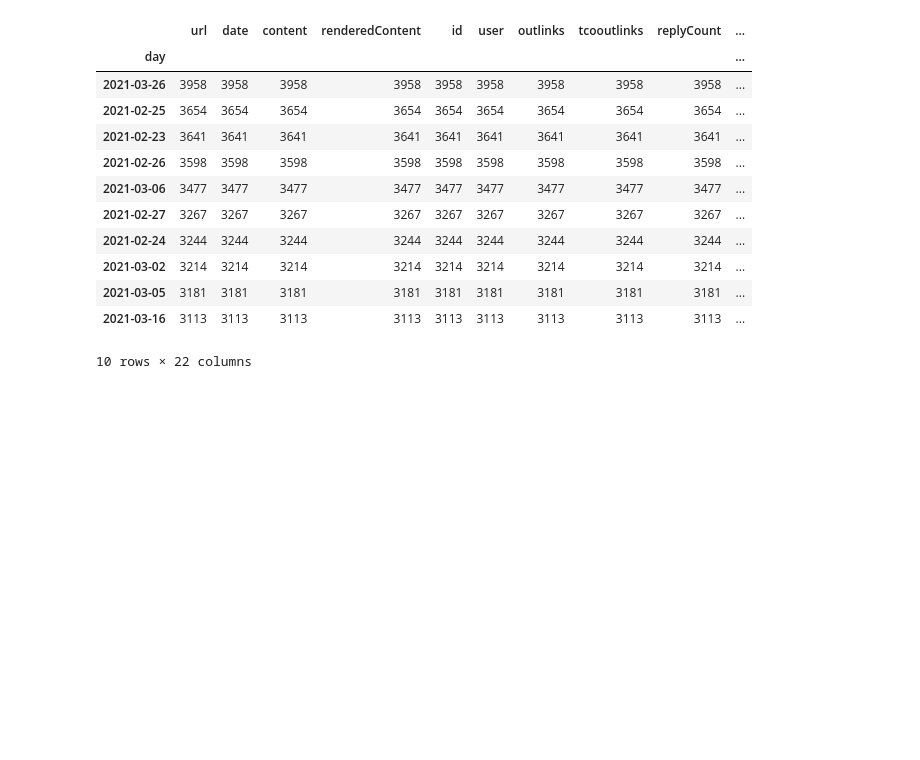
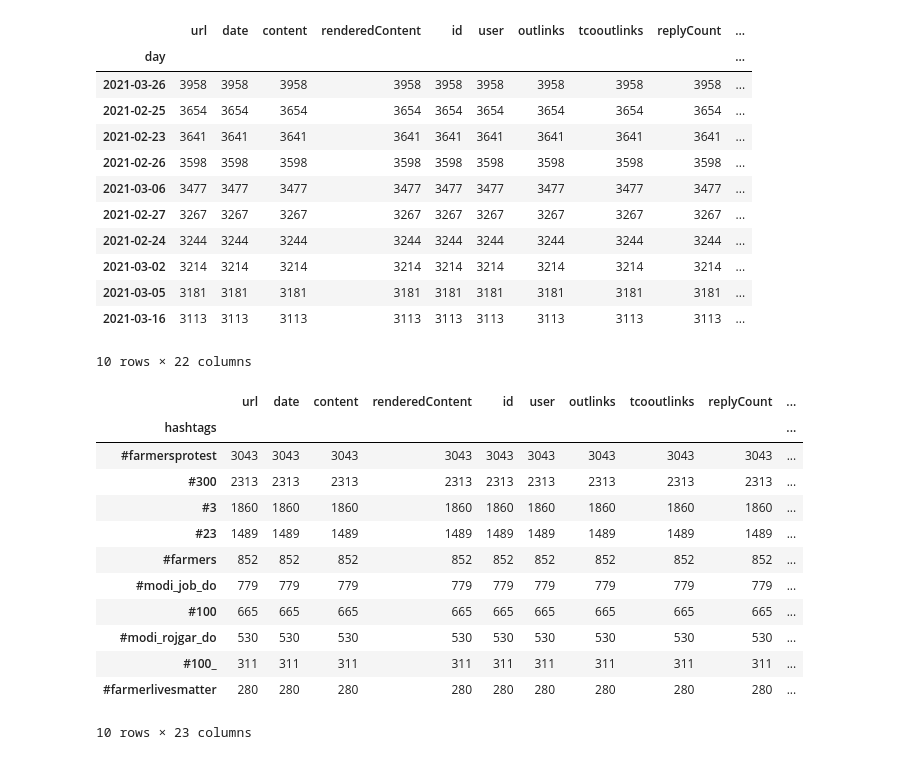
Before and after one commit to juanicortesl/git-flow-activity, a Jupyter notebook: activity.ipynb, the cells around one changed output. Saved outputs shown, nothing was run; the diff lists cells and outputs as text; code cells hidden in the pictures; blank space fills up the shorter version.

Commit message:
get top ten hashtags working

```diff
--- a/activity.ipynb
+++ b/activity.ipynb
@@ -83,3 +83,32 @@ topTen.head(10)
 | 2021-03-05 | 3181 | 3181 | 3181 | 3181 | 3181 | 3181 | 3181 | 3181 | 3181 | ... |
 | 2021-03-16 | 3113 | 3113 | 3113 | 3113 | 3113 | 3113 | 3113 | 3113 | 3113 | ... |
 10 rows × 22 columns
+# %%
+import re
+def getHashTags(row):
+    hashtags = re.findall("#[a-z0-9_]+",row['content'])
+    return hashtags
+
+def getTopTenHashtags():
+    topTen = raw_tweets
+    topTen['hashtags'] = topTen.apply(lambda row:getHashTags(row), axis=1)
+    topTen = topTen.explode('hashtags')
+    topTen = topTen.groupby(['hashtags']).count()
+    topTen = topTen.sort_values(by="retweetCount", ascending=False)
+    return topTen
+topTen = getTopTenHashtags()
+topTen.head(10)
+# %% [output]
+|  | url | date | content | renderedContent | id | user | outlinks | tcooutlinks | replyCount | ... |
+| hashtags |  |  |  |  |  |  |  |  |  | ... |
+| #farmersprotest | 3043 | 3043 | 3043 | 3043 | 3043 | 3043 | 3043 | 3043 | 3043 | ... |
+| #300 | 2313 | 2313 | 2313 | 2313 | 2313 | 2313 | 2313 | 2313 | 2313 | ... |
+| #3 | 1860 | 1860 | 1860 | 1860 | 1860 | 1860 | 1860 | 1860 | 1860 | ... |
+| #23 | 1489 | 1489 | 1489 | 1489 | 1489 | 1489 | 1489 | 1489 | 1489 | ... |
+| #farmers | 852 | 852 | 852 | 852 | 852 | 852 | 852 | 852 | 852 | ... |
+| #modi_job_do | 779 | 779 | 779 | 779 | 779 | 779 | 779 | 779 | 779 | ... |
+| #100 | 665 | 665 | 665 | 665 | 665 | 665 | 665 | 665 | 665 | ... |
+| #modi_rojgar_do | 530 | 530 | 530 | 530 | 530 | 530 | 530 | 530 | 530 | ... |
+| #100_ | 311 | 311 | 311 | 311 | 311 | 311 | 311 | 311 | 311 | ... |
+| #farmerlivesmatter | 280 | 280 | 280 | 280 | 280 | 280 | 280 | 280 | 280 | ... |
+10 rows × 23 columns
```
